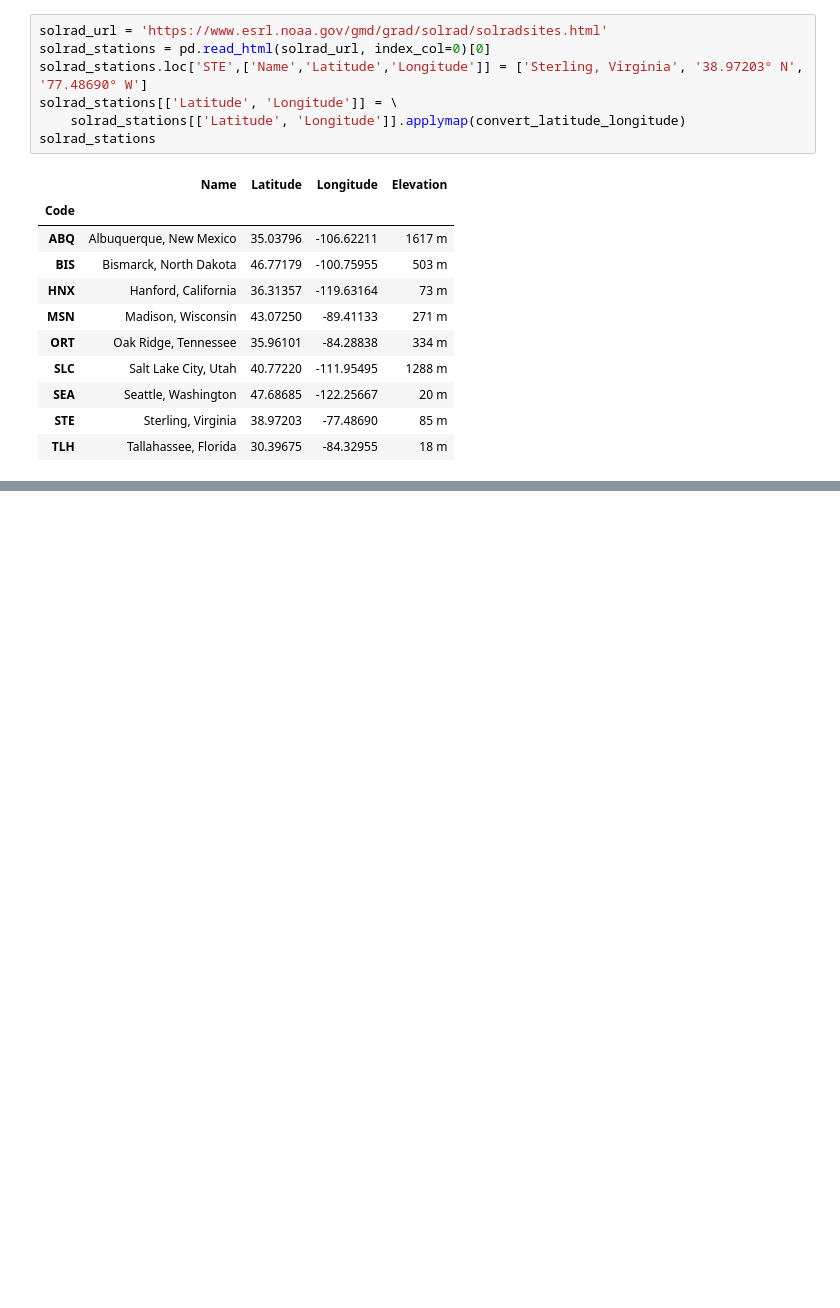
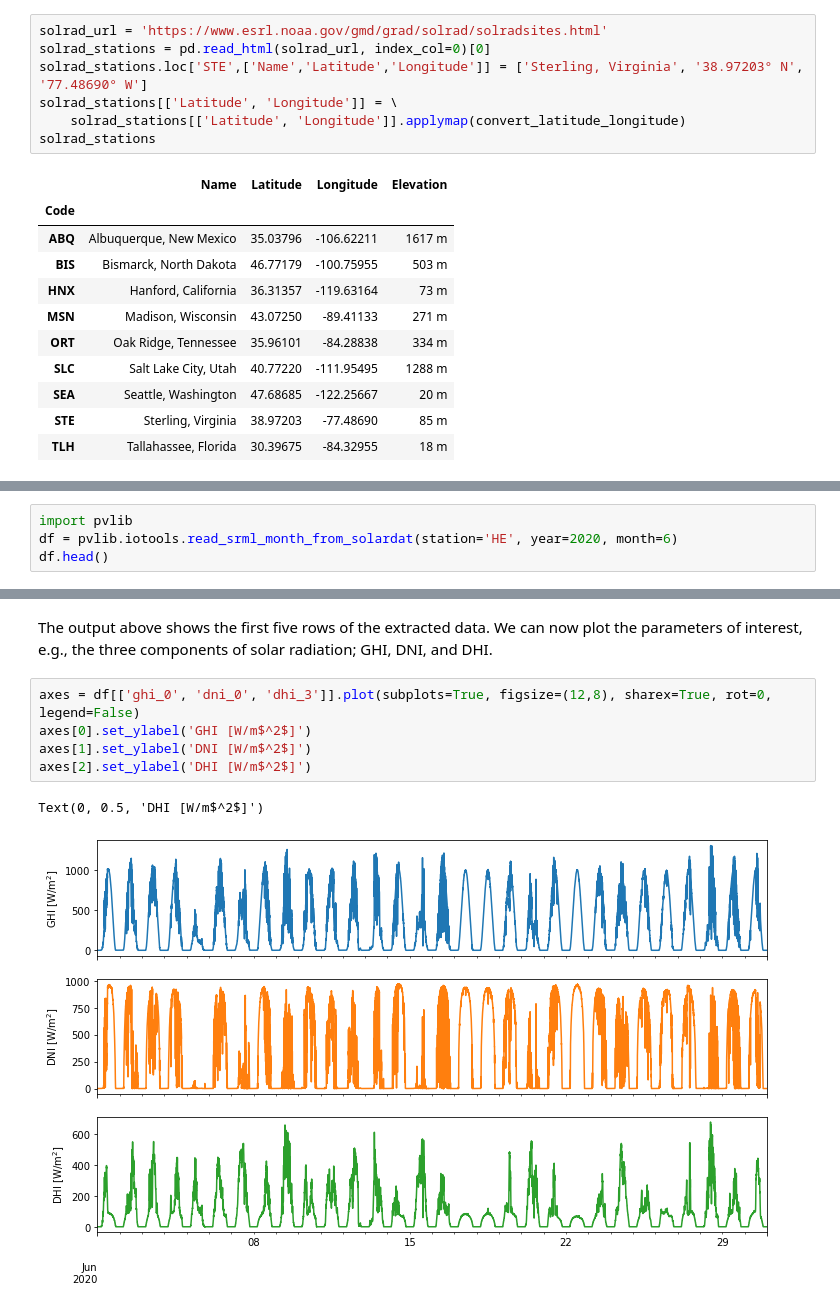
Before and after one commit to tiba-lab/Solar-Resource-Assessment-in-Python, a Jupyter notebook: content/_build/jupyter_execute/notebooks/ground_measurements.ipynb, the cells around one changed output, grey strips where cells are left out. Saved outputs shown, nothing was run; the diff lists cells and outputs as text; blank space fills up the shorter version.

```diff
--- a/content/_build/jupyter_execute/notebooks/ground_measurements.ipynb
+++ b/content/_build/jupyter_execute/notebooks/ground_measurements.ipynb
@@ -167,0 +177,4 @@ m  # Show map
+# %%
+import pvlib
+df = pvlib.iotools.read_srml_month_from_solardat(station='HE', year=2020, month=6)
+df.head()
@@ -167,0 +189,10 @@ m  # Show map
+# %% [markdown]
+The output above shows the first five rows of the extracted data. We can now plot the parameters of interest, e.g., the three components of solar radiation; GHI, DNI, and DHI.
+# %%
+axes = df[['ghi_0', 'dni_0', 'dhi_3']].plot(subplots=True, figsize=(12,8), sharex=True, rot=0, legend=False)
+axes[0].set_ylabel('GHI [W/m$^2$]')
+axes[1].set_ylabel('DNI [W/m$^2$]')
+axes[2].set_ylabel('DHI [W/m$^2$]')
+# %% [output]
+Text(0, 0.5, 'DHI [W/m$^2$]')
+[figure, added]
```
Also changed, not shown: parts of 16 cells of this notebook, 24 other files.
